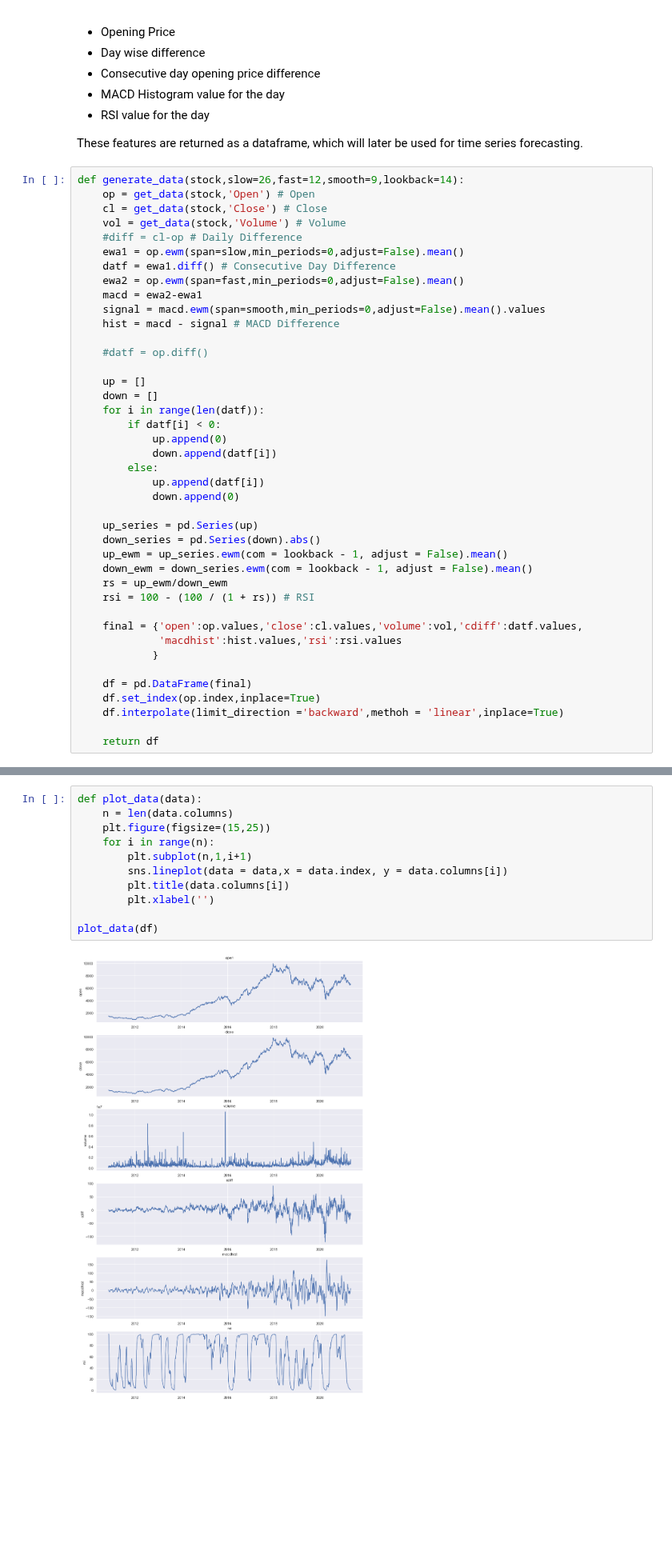
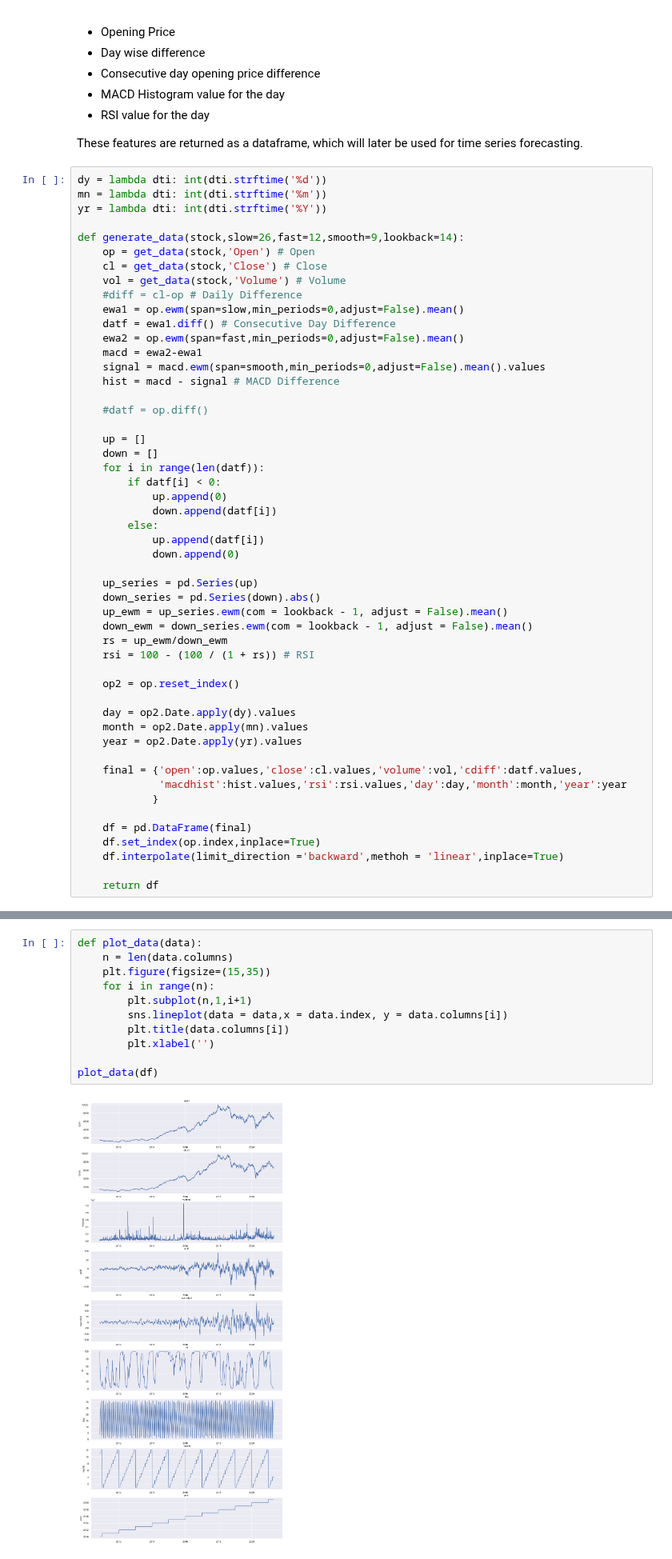
Before and after one commit to AsutoshDalei/stock-work, a Jupyter notebook: Single Stock Analysis.ipynb, the cells around one changed output, grey strips where cells are left out. Shown at 80% size. Cells and saved outputs as stored; diff of their text form; blank space fills up the shorter version.

```diff
--- a/Single Stock Analysis.ipynb
+++ b/Single Stock Analysis.ipynb
@@ -106,6 +106,10 @@ def get_data(stock,feature):
 
 These features are returned as a dataframe, which will later be used for time series forecasting.
 # %%
+dy = lambda dti: int(dti.strftime('%d'))
+mn = lambda dti: int(dti.strftime('%m'))
+yr = lambda dti: int(dti.strftime('%Y'))
+
 def generate_data(stock,slow=26,fast=12,smooth=9,lookback=14):
     op = get_data(stock,'Open') # Open
     cl = get_data(stock,'Close') # Close
@@ -137,8 +141,14 @@ def generate_data(stock,slow=26,fast=12,smooth=9,lookback=14):
     rs = up_ewm/down_ewm
     rsi = 100 - (100 / (1 + rs)) # RSI
 
+    op2 = op.reset_index()
+
+    day = op2.Date.apply(dy).values
+    month = op2.Date.apply(mn).values
+    year = op2.Date.apply(yr).values
+
     final = {'open':op.values,'close':cl.values,'volume':vol,'cdiff':datf.values,
-             'macdhist':hist.values,'rsi':rsi.values
+             'macdhist':hist.values,'rsi':rsi.values,'day':day,'month':month,'year':year
             }
 
     df = pd.DataFrame(final)
@@ -163,16 +173,16 @@ Wall time: 67.9 ms
 # %%
 def plot_data(data):
     n = len(data.columns)
-    plt.figure(figsize=(15,25))
+    plt.figure(figsize=(15,35))
     for i in range(n):
         plt.subplot(n,1,i+1)
         sns.lineplot(data = data,x = data.index, y = data.columns[i])
         plt.title(data.columns[i])
         plt.xlabel('')
 
 plot_data(df)
 # %% [output]
-[figure, old version]
+[figure, new version]
 # %%
 df.shape
 # %% [output]
```
Also changed, not shown: parts of 11 cells of this notebook.
